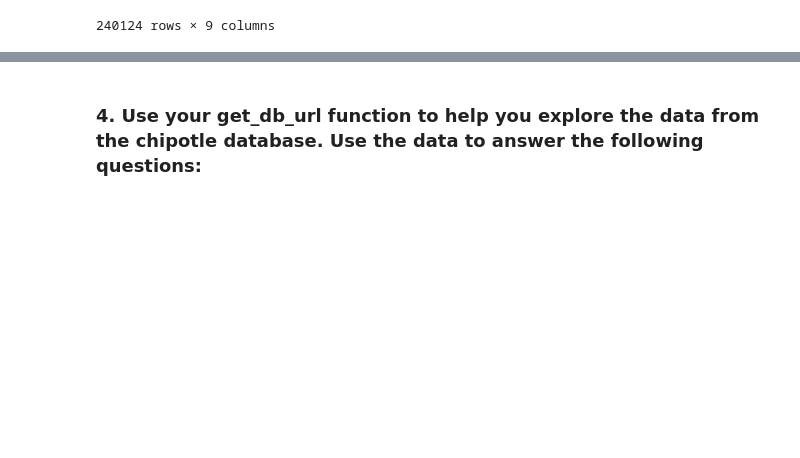
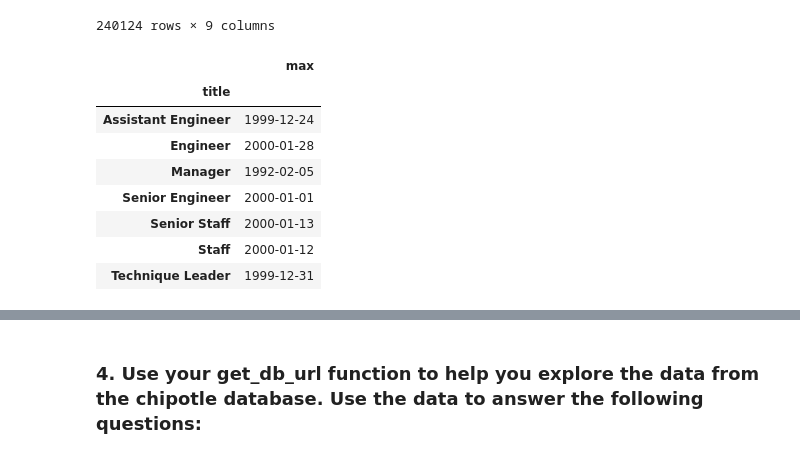
Before and after one commit to CSolitaire/numpy-pandas-visualization-exercises, a Jupyter notebook: advanced_dataframes.ipynb, the cells around one changed output, grey strips where cells are left out. Cells and saved outputs as stored; diff of their text form; code cells hidden in the pictures; blank space fills up the shorter version.

```diff
--- a/advanced_dataframes.ipynb
+++ b/advanced_dataframes.ipynb
@@ -564,6 +567,25 @@ employee_and_title_merge.sort_values(by=['title', 'hire_date'])
 | 50558 | 73027 | 1959-11-28 | Arto | Spinelli | M | 1999-12-02 | Technique Leader | 1999-12-02 | 9999-01-01 |
 | 193520 | 441722 | 1958-12-01 | Gonzalo | Aamodt | F | 1999-12-15 | Technique Leader | 1999-12-15 | 9999-01-01 |
 240124 rows × 9 columns
+# %%
+"""
+Print out the information you want
+"""
+# grouping values by title and filtering for the latest hire date among current employees for each position
+recent_hires = employee_and_title_merge_all.groupby('title').hire_date.agg(['max'])
+
+# display results
+recent_hires
+# %% [output]
+|  | max |
+| title |  |
+| Assistant Engineer | 1999-12-24 |
+| Engineer | 2000-01-28 |
+| Manager | 1992-02-05 |
+| Senior Engineer | 2000-01-01 |
+| Senior Staff | 2000-01-13 |
+| Staff | 2000-01-12 |
+| Technique Leader | 1999-12-31 |
 # %%
 # Write the code necessary to create a cross tabulation of the number of titles by department.
 #  (Hint: this will involve a combination of SQL and python/pandas code)
```
Also changed, not shown: parts of 8 cells of this notebook.
